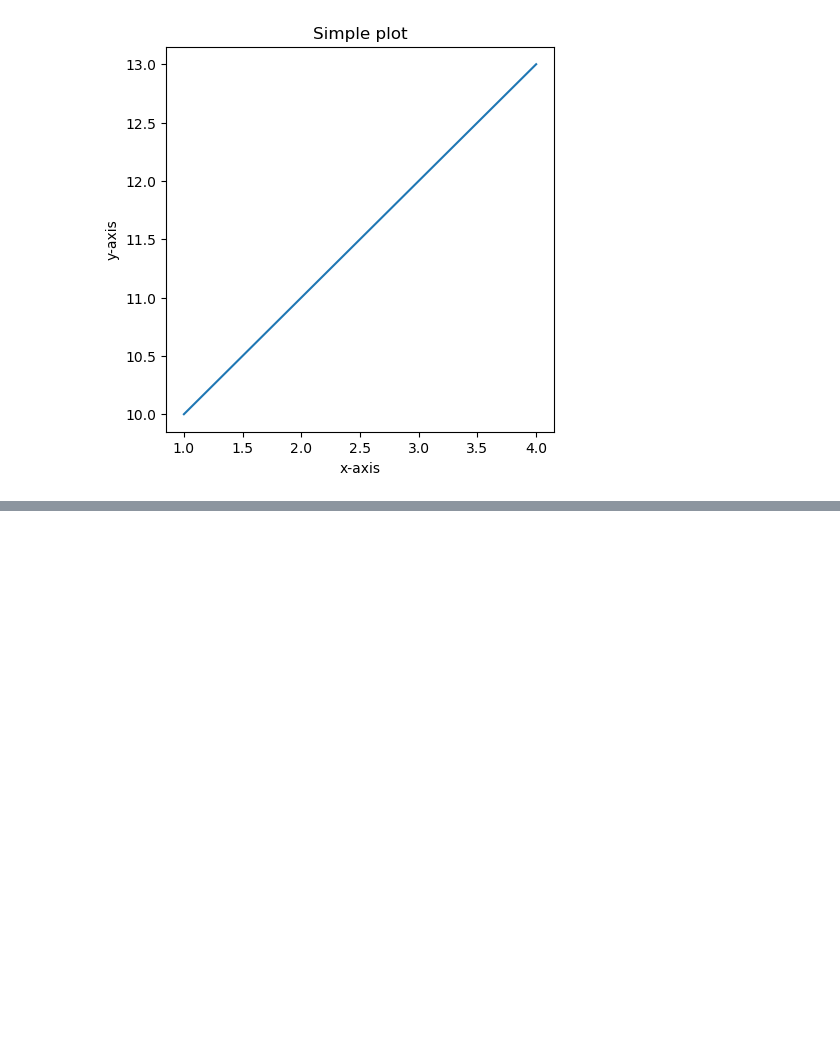
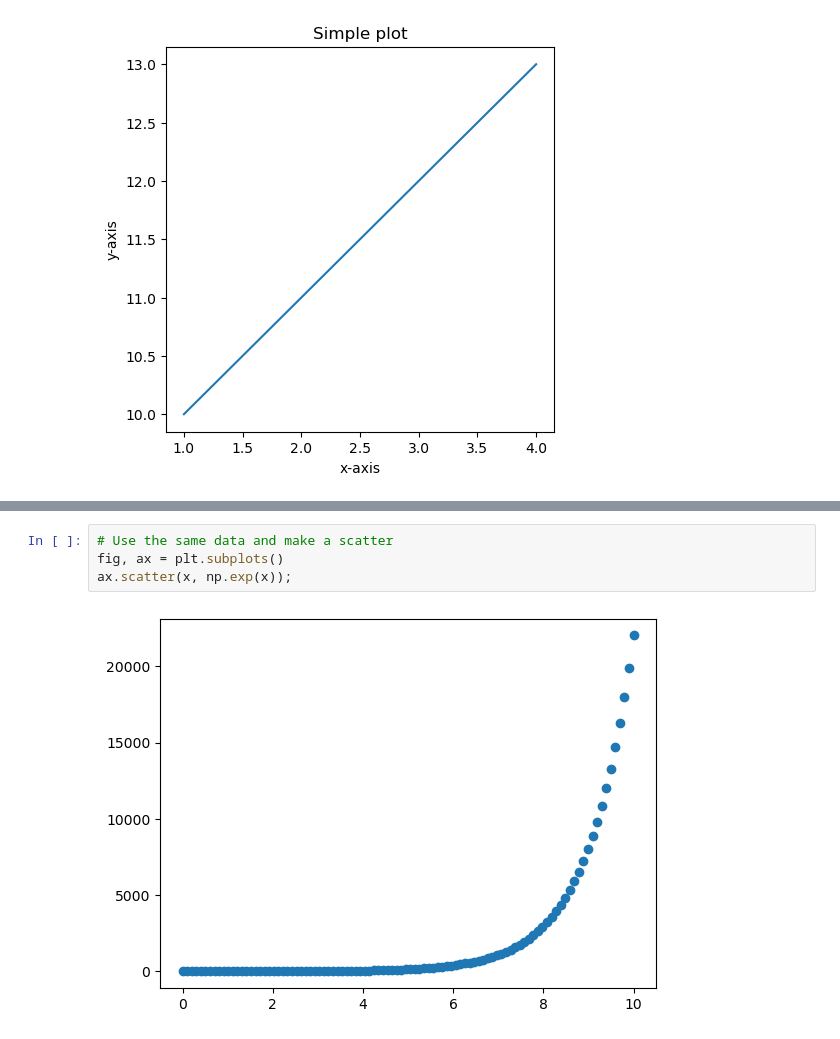
Before and after one commit to emacampa3/data-science, a Jupyter notebook: first-env/matplotlib-introduction.ipynb, the cells around one changed output, grey strips where cells are left out. Cells and saved outputs as stored; diff of their text form; blank space fills up the shorter version.

```diff
--- a/first-env/matplotlib-introduction.ipynb
+++ b/first-env/matplotlib-introduction.ipynb
@@ -74,0 +103,6 @@ ax.set(title="Simple plot",
+# %%
+# Use the same data and make a scatter
+fig, ax = plt.subplots()
+ax.scatter(x, np.exp(x));
+# %% [output]
+[figure, added]
```
Also changed, not shown: parts of 13 cells of this notebook.
